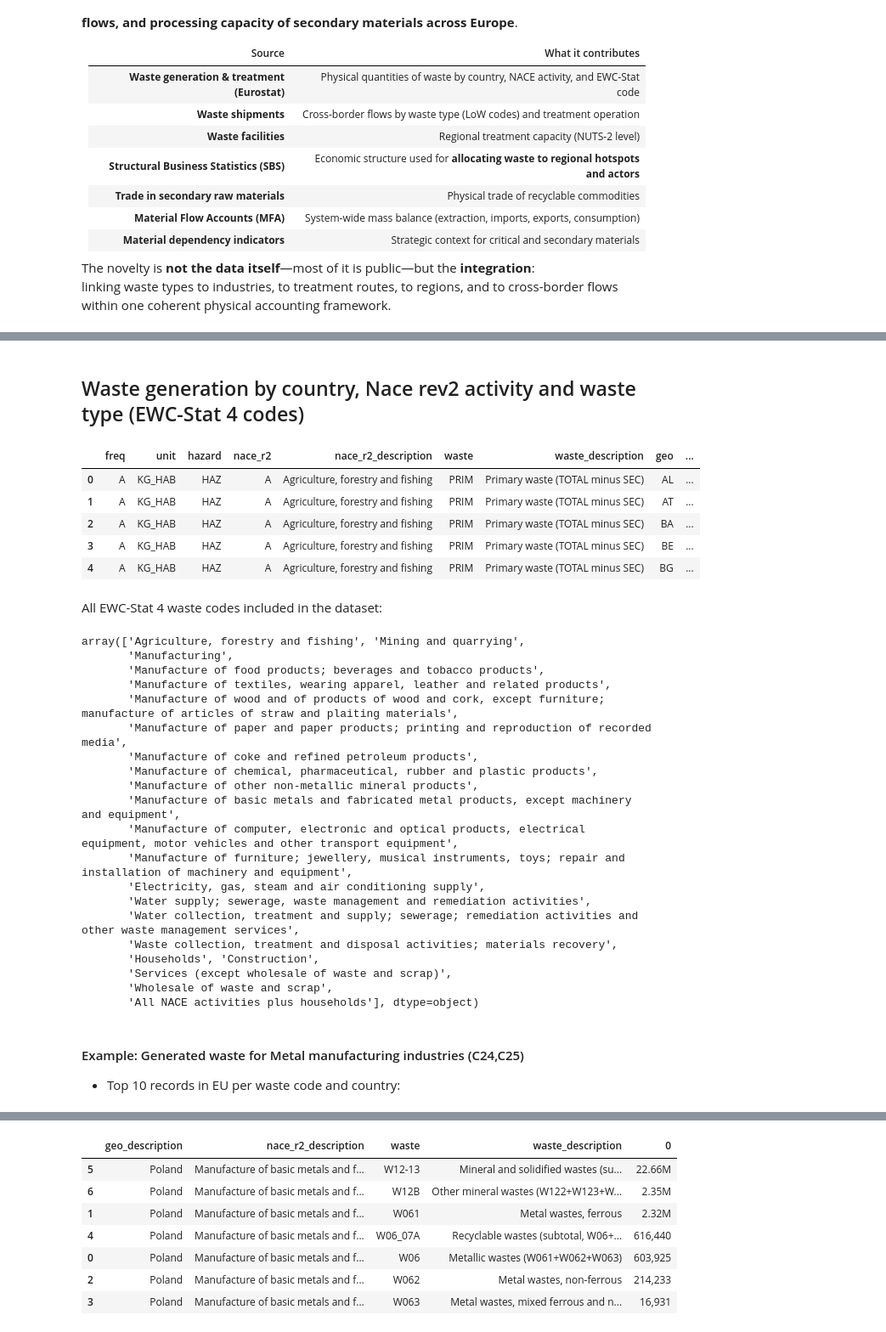
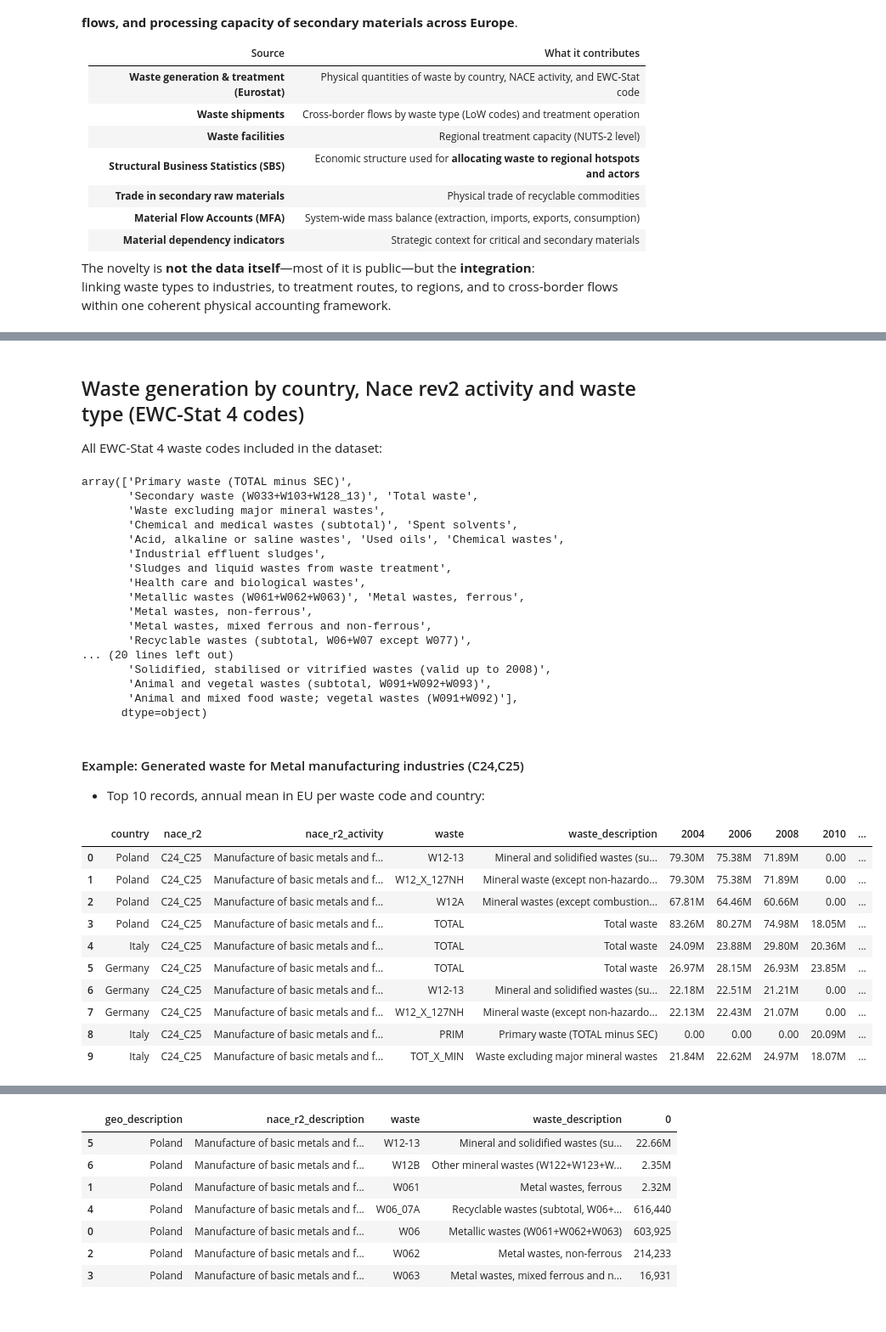
Before and after one commit to jim-anderssen/mfa_project, a Jupyter notebook: notebooks/Example study.ipynb, the cells around one changed output, grey strips where cells are left out. Shown at 85% size. Cells and saved outputs as stored; diff of their text form; code cells hidden in the pictures.

```diff
--- a/notebooks/Example study.ipynb
+++ b/notebooks/Example study.ipynb
@@ -65,41 +62,43 @@ The autoreload extension is already loaded. To reload it, use:
 # %% [markdown]
 ## Waste generation by country, Nace rev2 activity and waste type (EWC-Stat 4 codes)
+
+All EWC-Stat 4 waste codes included in the dataset:
 # %%
 wasgen = extend_eurostat_dataset(load_dataset("env_wasgen"),['nace_r2','waste','geo'])
-wasgen.head()
+wasgen['waste_description'].unique()
 # %% [output]
-|  | freq | unit | hazard | nace_r2 | nace_r2_description | waste | waste_description | geo | ... |
-| 0 | A | KG_HAB | HAZ | A | Agriculture, forestry and fishing | PRIM | Primary waste (TOTAL minus SEC) | AL | ... |
-| 1 | A | KG_HAB | HAZ | A | Agriculture, forestry and fishing | PRIM | Primary waste (TOTAL minus SEC) | AT | ... |
-| 2 | A | KG_HAB | HAZ | A | Agriculture, forestry and fishing | PRIM | Primary waste (TOTAL minus SEC) | BA | ... |
-| 3 | A | KG_HAB | HAZ | A | Agriculture, forestry and fishing | PRIM | Primary waste (TOTAL minus SEC) | BE | ... |
-| 4 | A | KG_HAB | HAZ | A | Agriculture, forestry and fishing | PRIM | Primary waste (TOTAL minus SEC) | BG | ... |
+array(['Primary waste (TOTAL minus SEC)',
+       'Secondary waste (W033+W103+W128_13)', 'Total waste',
+       'Waste excluding major mineral wastes',
+       'Chemical and medical wastes (subtotal)', 'Spent solvents',
+       'Acid, alkaline or saline wastes', 'Used oils', 'Chemical wastes',
+       'Industrial effluent sludges',
+       'Sludges and liquid wastes from waste treatment',
+       'Health care and biological wastes',
+       'Metallic wastes (W061+W062+W063)', 'Metal wastes, ferrous',
+       'Metal wastes, non-ferrous',
+       'Metal wastes, mixed ferrous and non-ferrous',
+       'Recyclable wastes (subtotal, W06+W07 except W077)',
+... (20 lines left out)
+       'Solidified, stabilised or vitrified wastes (valid up to 2008)',
+       'Animal and vegetal wastes (subtotal, W091+W092+W093)',
+       'Animal and mixed food waste; vegetal wastes (W091+W092)'],
+      dtype=object)
-# %% [markdown]
-All EWC-Stat 4 waste codes included in the dataset:
-# %%
-wasgen['nace_r2_description'].unique()
-# %% [output]
-array(['Agriculture, forestry and fishing', 'Mining and quarrying',
-       'Manufacturing',
-       'Manufacture of food products; beverages and tobacco products',
-       'Manufacture of textiles, wearing apparel, leather and related products',
-       'Manufacture of wood and of products of wood and cork, except furniture; manufacture of articles of straw and plaiting materials',
-       'Manufacture of paper and paper products; printing and reproduction of recorded media',
-       'Manufacture of coke and refined petroleum products',
-       'Manufacture of chemical, pharmaceutical, rubber and plastic products',
-       'Manufacture of other non-metallic mineral products',
-       'Manufacture of basic metals and fabricated metal products, except machinery and equipment',
-       'Manufacture of computer, electronic and optical products, electrical equipment, motor vehicles and other transport equipment',
-       'Manufacture of furniture; jewellery, musical instruments, toys; repair and installation of machinery and equipment',
-       'Electricity, gas, steam and air conditioning supply',
-       'Water supply; sewerage, waste management and remediation activities',
-       'Water collection, treatment and supply; sewerage; remediation activities and other waste management services',
-       'Waste collection, treatment and disposal activities; materials recovery',
-       'Households', 'Construction',
-       'Services (except wholesale of waste and scrap)',
-       'Wholesale of waste and scrap',
-       'All NACE activities plus households'], dtype=object)
 # %% [markdown]
 #### Example: Generated waste for Metal manufacturing industries (C24,C25)
 
-- Top 10 records in EU per waste code and country:
+- Top 10 records, annual mean in EU per waste code and country:
+# %%
+pd.read_csv('data/processed/Waste generation/Generated_waste_per_nace_C24_C25_country.csv').head(10)
+# %% [output]
+|  | country | nace_r2 | nace_r2_activity | waste | waste_description | 2004 | 2006 | 2008 | 2010 | ... |
+| 0 | Poland | C24_C25 | Manufacture of basic metals and f... | W12-13 | Mineral and solidified wastes (su... | 79.30M | 75.38M | 71.89M | 0.00 | ... |
+| 1 | Poland | C24_C25 | Manufacture of basic metals and f... | W12_X_127NH | Mineral waste (except non-hazardo... | 79.30M | 75.38M | 71.89M | 0.00 | ... |
+| 2 | Poland | C24_C25 | Manufacture of basic metals and f... | W12A | Mineral wastes (except combustion... | 67.81M | 64.46M | 60.66M | 0.00 | ... |
+| 3 | Poland | C24_C25 | Manufacture of basic metals and f... | TOTAL | Total waste | 83.26M | 80.27M | 74.98M | 18.05M | ... |
+| 4 | Italy | C24_C25 | Manufacture of basic metals and f... | TOTAL | Total waste | 24.09M | 23.88M | 29.80M | 20.36M | ... |
+| 5 | Germany | C24_C25 | Manufacture of basic metals and f... | TOTAL | Total waste | 26.97M | 28.15M | 26.93M | 23.85M | ... |
+| 6 | Germany | C24_C25 | Manufacture of basic metals and f... | W12-13 | Mineral and solidified wastes (su... | 22.18M | 22.51M | 21.21M | 0.00 | ... |
+| 7 | Germany | C24_C25 | Manufacture of basic metals and f... | W12_X_127NH | Mineral waste (except non-hazardo... | 22.13M | 22.43M | 21.07M | 0.00 | ... |
+| 8 | Italy | C24_C25 | Manufacture of basic metals and f... | PRIM | Primary waste (TOTAL minus SEC) | 0.00 | 0.00 | 0.00 | 20.09M | ... |
+| 9 | Italy | C24_C25 | Manufacture of basic metals and f... | TOT_X_MIN | Waste excluding major mineral wastes | 21.84M | 22.62M | 24.97M | 18.07M | ... |
```
Also changed, not shown: parts of 15 cells of this notebook.
